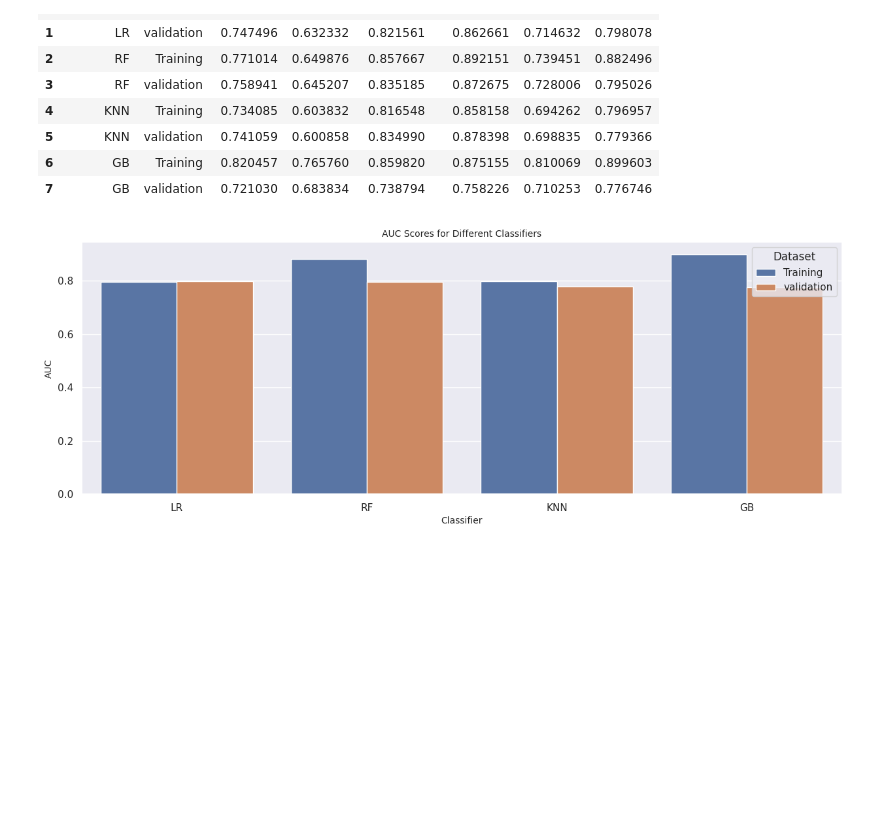
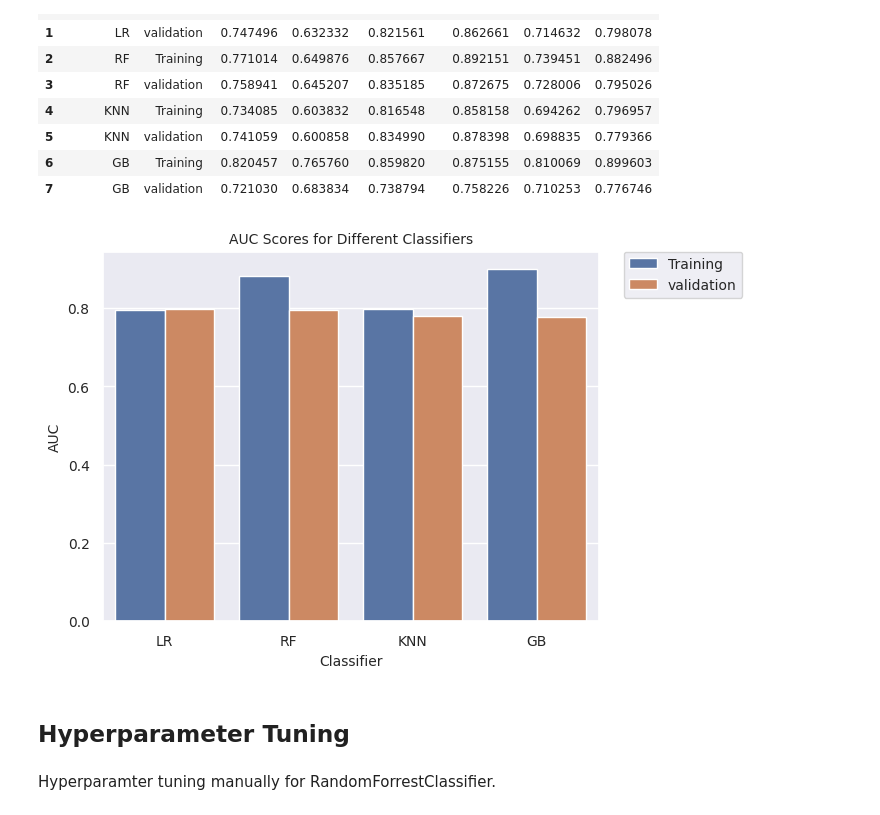
Before and after one commit to Amit-Ramrakhyani/Bank-Marketing, a Jupyter notebook: code.ipynb, the cells around one changed output. Cells and saved outputs as stored; diff of their text form; code cells hidden in the pictures; blank space fills up the shorter version.

```diff
--- a/code.ipynb
+++ b/code.ipynb
@@ -680,11 +679,16 @@ import pickle
 pickle.dump(input_cols, open('data/balanced/input_cols.sav', 'wb'))
 # %% [markdown]
 Fill the missing values in any column with the mean of that column.
-# %%
-def fill_missing_values(df, input_cols):
-    for col in input_cols:
-        df[col] = df[col].fillna(df[col].mean())
-    return df
+# %%
+def fill_missing_values(df, df_mean, col2use):
+    for c in col2use:
+        assert c in df.columns, c + ' not in df'
+        assert c in df_mean.col.values, c+ 'not in df_mean'
+
+    for c in col2use:
+        mean_value = df_mean.loc[df_mean.col == c,'mean_val'].values[0]
+        df[c] = df[c].fillna(mean_value)
+    return df
 # %%
 df_mean = df_complete_train[input_cols].mean(axis=0)
 df_mean.to_csv('data/balanced/df_mean.csv')
@@ -699,9 +703,9 @@ df_mean_in.head()
 | 3 | pdays | 962.352456 |
 | 4 | previous | 0.173037 |
 # %%
-df_complete_train = fill_missing_values(df_complete_train, input_cols)
-df_train = fill_missing_values(df_train, input_cols)
-df_valid = fill_missing_values(df_valid, input_cols)
+df_complete_train = fill_missing_values(df_complete_train, df_mean_in, input_cols)
+df_train = fill_missing_values(df_train, df_mean_in, input_cols)
+df_valid = fill_missing_values(df_valid, df_mean_in, input_cols)
 # %%
 # Create X and y matrices
 X_train = df_train[input_cols].values
@@ -962,16 +966,22 @@ results
 # %%
 # Plotting the results
 
 import seaborn as sns
 import matplotlib.pyplot as plt
 
-# Set the figure size
 sns.set_theme(style='darkgrid')
-plt.figure(figsize=(15, 5))
-sns.barplot(x='Classifier', y='AUC', hue='Dataset', data=results)
-plt.title('AUC Scores for Different Classifiers', fontsize=10)
-plt.ylabel('AUC', fontsize=10)
-plt.xlabel('Classifier', fontsize=10)
+
+ax = sns.barplot(x='Classifier', y='AUC', hue='Dataset', data=results)
+ax.set_xlabel('Classifier', fontsize=10)
+ax.set_ylabel('AUC', fontsize=10)
+ax.set_title('AUC Scores for Different Classifiers', fontsize=10)
+ax.tick_params(labelsize=10)
+
+plt.legend(bbox_to_anchor=(1.05, 1), loc=2, borderaxespad=0., fontsize=10)
 plt.show()
 # %% [output]
-[figure, old version]
+[figure, new version]
+# %% [markdown]
+## Hyperparameter Tuning
+# %% [markdown]
+Hyperparamter tuning manually for RandomForrestClassifier.
```
Also changed, not shown: parts of 35 cells of this notebook, 1 other file.
